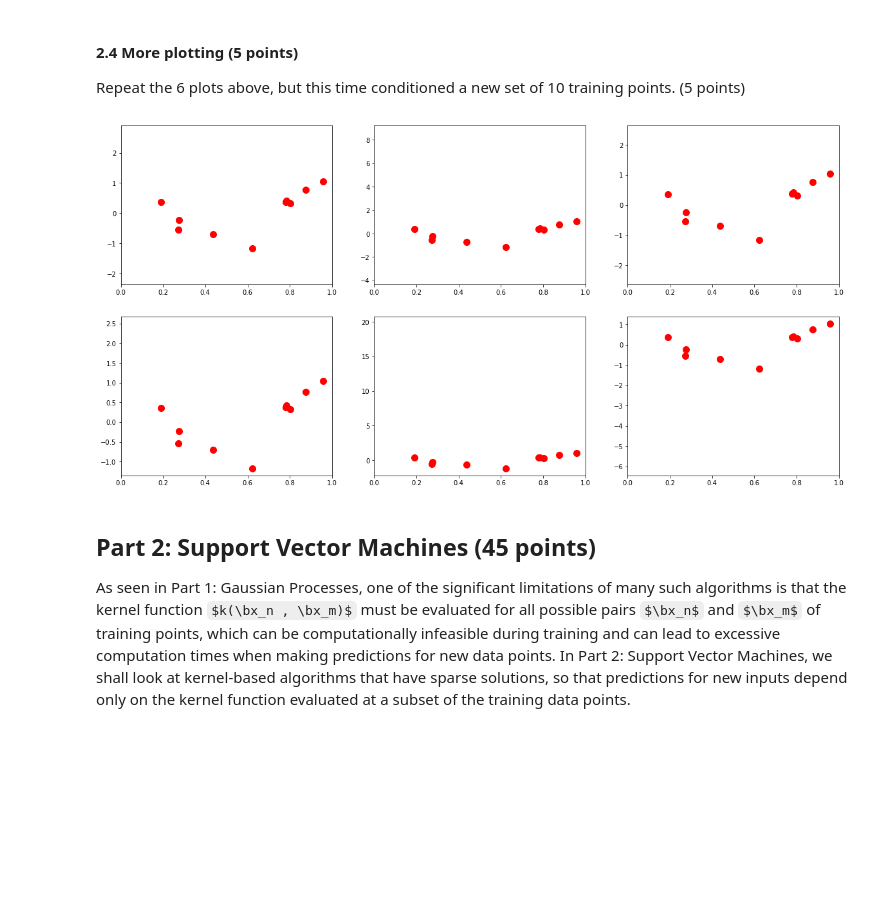
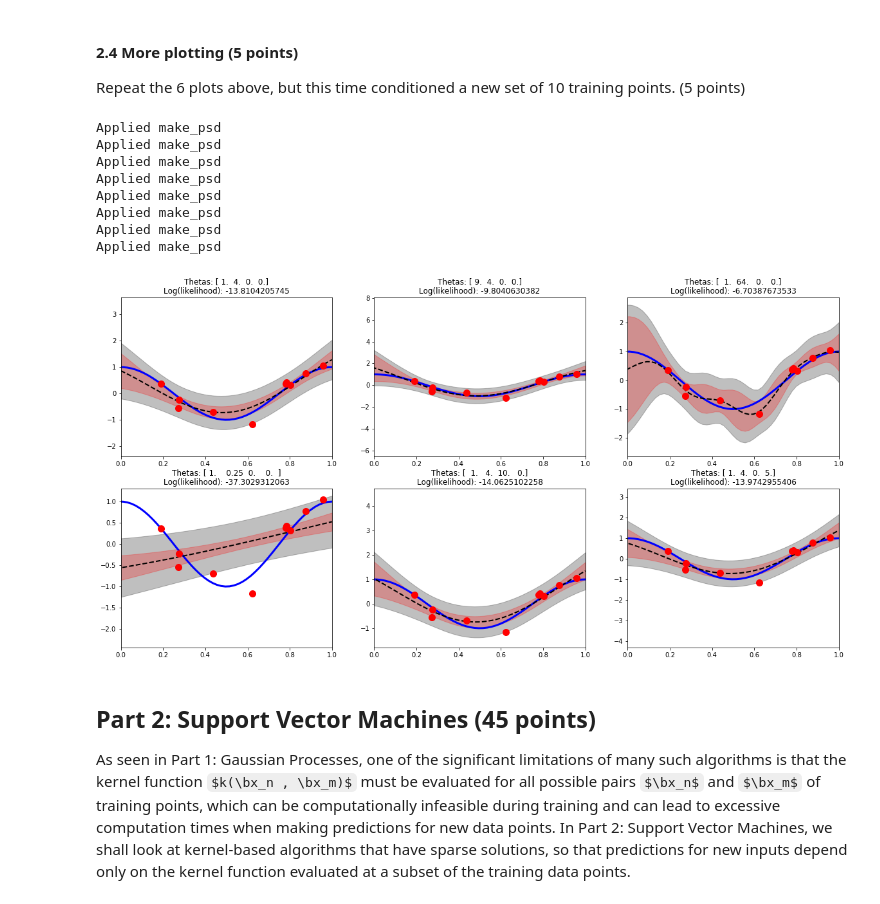
Before and after one commit to hammond756/ml1labs, a Jupyter notebook: 11336404_10437215_10608516_lab3.ipynb, the cells around one changed output. Cells and saved outputs as stored; diff of their text form; code cells hidden in the pictures; some formulas as TeX source; blank space fills up the shorter version.

```diff
--- a/11336404_10437215_10608516_lab3.ipynb
+++ b/11336404_10437215_10608516_lab3.ipynb
@@ -338,32 +339,18 @@ Applied make_psd
 # %% [markdown]
 #### 2.4 More plotting (5 points)
 Repeat the 6 plots above, but this time conditioned a new set of 10 training points. (5 points)
-# %%
-N_test = 1
-N_train = 10
-
-C = None
-invC = None
-
-np.random.seed(1234)
-x_train = np.random.uniform(size=N_train)
-t_train = generate_t(x_train, sigma)
-
-x_test = np.linspace(-1, 1, N_test)
-y_test = true_mean_function(x_test)
-
-fig, axes = plt.subplots(theta_values.shape[0], theta_values.shape[1])
-for n in range(theta_values.shape[0]):
-    for m in range(theta_values.shape[1]):
-        thetas = theta_values[n, m]
-        subplot = axes[n][m]
-        subplot.set_xlim(0, 1)
-        mean_test, var_test, C = gp_predictive_distribution(x_train, t_train, x_test, thetas, beta, C)
-        log_prop, C, invC = gp_log_likelihood(x_train, t_train, thetas, beta, C, invC)
-        plt.axes(subplot)
-        gp_plot(x_test, y_test, mean_test, var_test, x_train, t_train, thetas, beta)
-# %% [output]
-[figure, removed]
+# %%
+plot_figures(10, 100, theta_values, beta)
+# %% [output]
+Applied make_psd
+Applied make_psd
+Applied make_psd
+Applied make_psd
+Applied make_psd
+Applied make_psd
+Applied make_psd
+Applied make_psd
+[figure, added]
 # %% [markdown]
 ## Part 2: Support Vector Machines (45 points)
 As seen in Part 1: Gaussian Processes, one of the significant limitations of many such algorithms is that the kernel function $k(\bx_n , \bx_m)$ must be evaluated for all possible pairs $\bx_n$ and $\bx_m$ of training points, which can be computationally infeasible during training and can lead to excessive computation times when making predictions for new data points.
```
Also changed, not shown: parts of 14 cells of this notebook.
